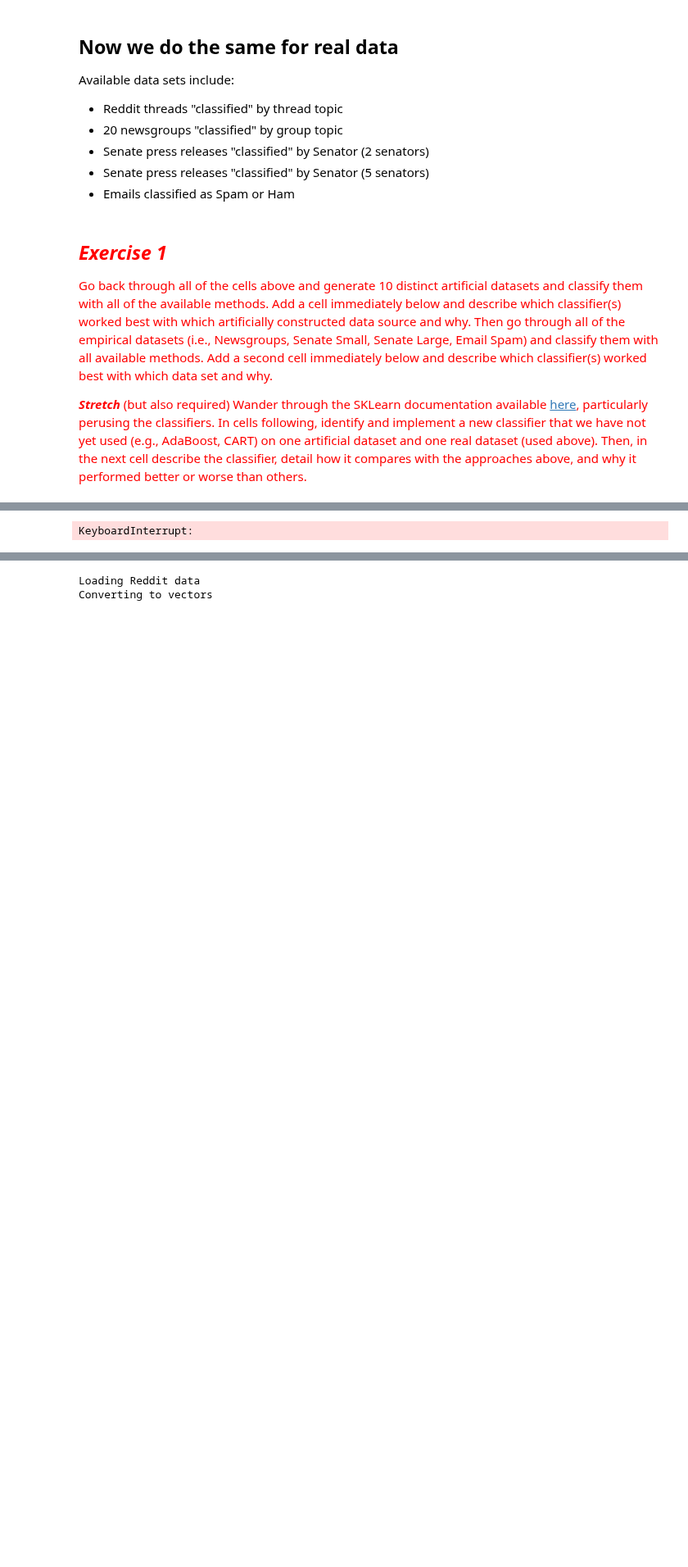
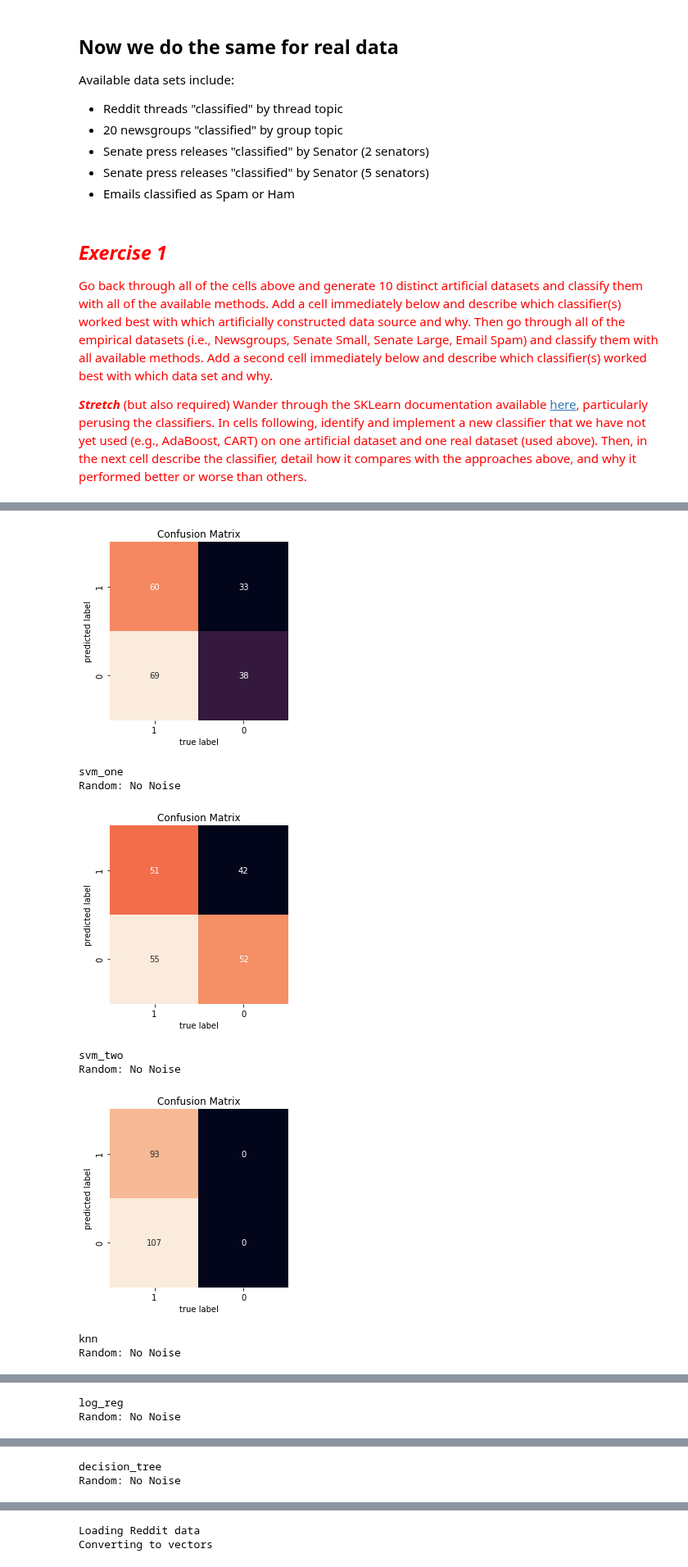
Before and after one commit to katykoenig/Content-Analysis-2020, a Jupyter notebook: week-3/3-Classification.ipynb, the cells around one changed output, grey strips where cells are left out. Shown at 82% size. Saved outputs shown, nothing was run; the diff lists cells and outputs as text; code cells hidden in the pictures; blank space fills up the shorter version.

```diff
--- a/week-3/3-Classification.ipynb
+++ b/week-3/3-Classification.ipynb
@@ -194,13 +201,4 @@ for noise in noises:
                      (f"Split: Noise = {noise}", lucem_illud_2020.andSplit(noise)),
                      (f"Xor Splot: Noise = {noise}", lucem_illud_2020.xorSplit(noise)),
                      (f"Target Split: Noise = {noise}", lucem_illud_2020.targetSplit(noise)),
-               (lucem_illud_2020.multiBlobs(noise))]
-    for name, data in fake_datasets:
-        dfTrain, dfTest = lucem_illud_2020.trainTestSplit(data)
-        for key, val in clfs_dict.items():
-            clf = clfs_dict[key]
-            clf.fit(np.stack(dfTrain['vect'], axis=0), dfTrain['category'])
-            print(key)
-            print(name)
-            lucem_illud_2020.evaluateClassifier(clf, dfTest)
-            lucem_illud_2020.plotConfusionMatrix(clf, dfTest)
+                     (f"Multiblobs: Noise = {noise}", lucem_illud_2020.multiBlobs(noise))]
@@ -227,16 +205,13 @@ Random: No Noise
 # %%
-# now use real data
-real_datasets = [("Reddit", lucem_illud_2020.loadReddit()),
-                ("News", lucem_illud_2020.loadNewsGroups()),
-                ("Senate Small", lucem_illud_2020.loadSenateSmall()),
-                ("Senate Large", lucem_illud_2020.loadSenateLarge()),
-                ("Spam", lucem_illud_2020.loadSpam())]
-for name, data in real_datasets:
+for name, data in fake_datasets:
     dfTrain, dfTest = lucem_illud_2020.trainTestSplit(data)
     for key, val in clfs_dict.items():
         clf = clfs_dict[key]
         clf.fit(np.stack(dfTrain['vect'], axis=0), dfTrain['category'])
+        print(key)
         print(name)
-        lucem_illud_2020.evaluateClassifier(clf, dfTest)
-        lucem_illud_2020.plotConfusionMatrix(clf, dfTest)
+        try:
+            lucem_illud_2020.evaluateClassifier(clf, dfTest)
+        finally:
+            lucem_illud_2020.plotConfusionMatrix(clf, dfTest)
 # %% [output]
@@ -245 +220,9 @@ Downloading dataset from https://ndownloader.figshare.com/files/5975967 (14 MB)
+[figure, added]
-KeyboardInterrupt:
+svm_one
+Random: No Noise
+[figure, added]
+svm_two
+Random: No Noise
+[figure, added]
+knn
+Random: No Noise
@@ -245,0 +230,2 @@ KeyboardInterrupt:
+log_reg
+Random: No Noise
@@ -245,0 +233,2 @@ KeyboardInterrupt:
+decision_tree
+Random: No Noise
```
Also changed, not shown: parts of 7 cells of this notebook.
